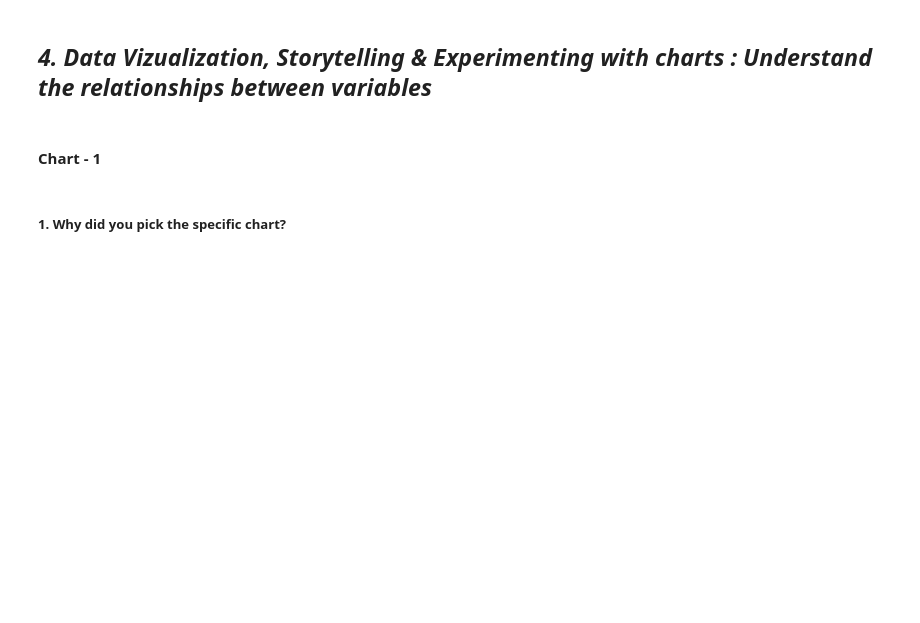
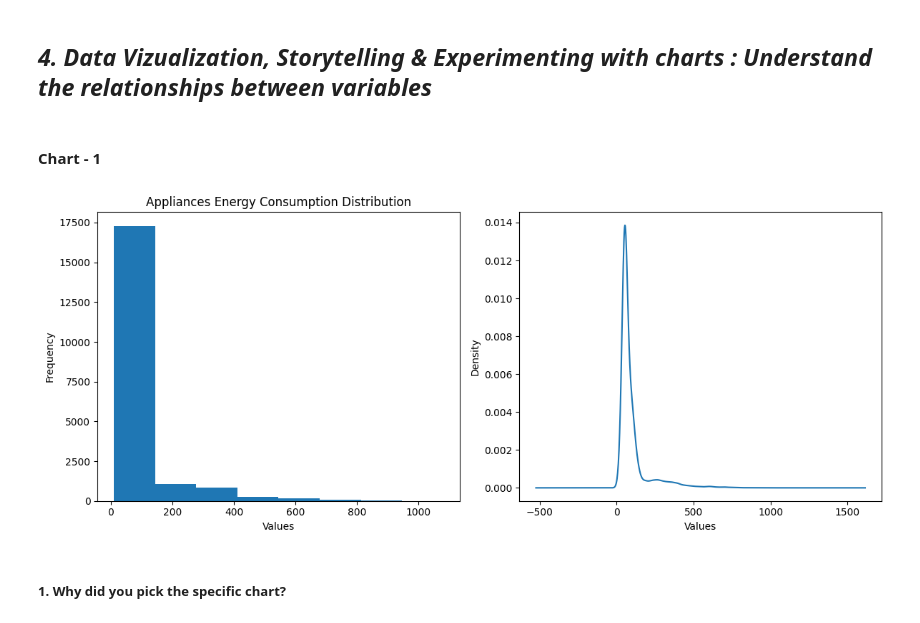
Before and after one commit to 1002Sam/Regression-Project---Appliance-Energy-Prediction, a Jupyter notebook: Regression_Project_Appliance_Energy_Prediction.ipynb, the cells around one changed output. Saved outputs shown, nothing was run; the diff lists cells and outputs as text; code cells hidden in the pictures; blank space fills up the shorter version.

```diff
--- a/Regression_Project_Appliance_Energy_Prediction.ipynb
+++ b/Regression_Project_Appliance_Energy_Prediction.ipynb
@@ -479,0 +445,22 @@ data['rv2'].min()
+# %%
+#From preprocessing we get to know that, 'maximum values in lights attribute is 0, so it wont be playing much role in our model.
+#That's why we are dropping the lights attribute from our dataset.
+data1= data1.drop('lights', axis=1)
+# %%
+#converting date variable from object into datetime datatype
+data1['date'] = pd.to_datetime(data1['date'])
+
+# Extract different components from the date
+data1['month'] = data1['date'].dt.month
+data1['day'] = data1['date'].dt.day
+data1['hour'] = data1['date'].dt.hour
+data1['day_of_week'] = data1['date'].dt.dayofweek
+
+# Create weekends column based on day_of_week
+data1['weekends'] = np.where(data1['day_of_week'].isin([5, 6]), True, False)
+# %%
+#Converting dtype bool into int in 'weekends' column for readyness in visualization
+data1['weekends'] = data1['weekends'].astype(int)
+
+#converting month number to month name for monthwise analysis
+data1['month'] = data1['date'].dt.month_name()
@@ -490,3 +528,26 @@ Answer Here.
+# %%
+# Chart - 1 visualization code
+
+#Distribution of values in Applainces column
+# Create the figure and subplots
+fig, axes = plt.subplots(nrows=1, ncols=2, figsize=(12, 5))
+ax = axes.flatten()
+
+# Plot histogram on the first subplot
+ax[0].hist(data1['Appliances'], bins=8)
+ax[0].set_xlabel('Values')
+ax[0].set_ylabel('Frequency')
+ax[0].set_title('Appliances Energy Consumption Distribution')
+
+# Plot KDE on the second subplot
+data1['Appliances'].plot(kind='kde', ax=ax[1])
+ax[1].set_xlabel('Values')
+ax[1].set_ylabel('Density')
+
+plt.tight_layout()  # Adjusts the spacing between subplots
+plt.show()
+# %% [output]
+[figure, added]
 # %% [markdown]
 ##### 1. Why did you pick the specific chart?
 # %% [markdown]
```
Also changed, not shown: parts of 81 cells of this notebook.
